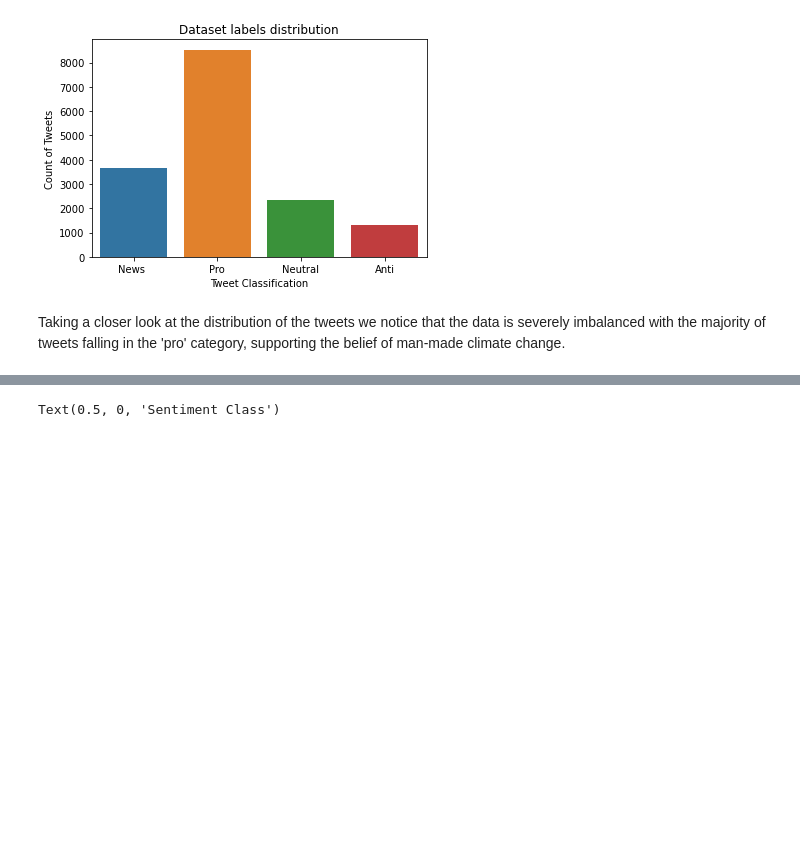
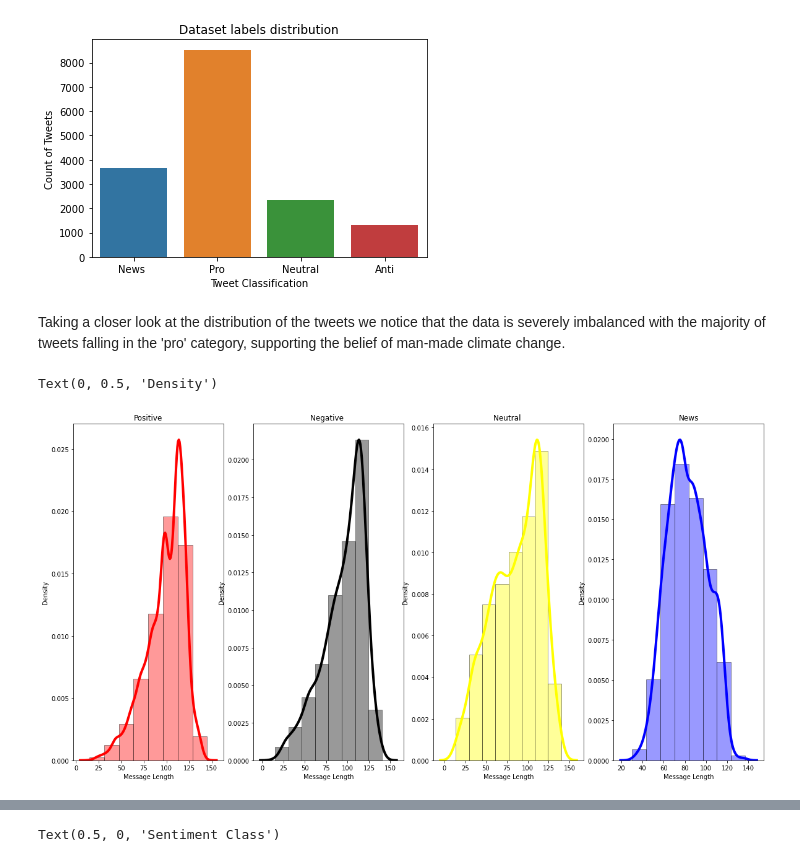
Before and after one commit to kgatholapuka/Climate_Change_Predict, a Jupyter notebook: kgathola_climate_change/climate change .ipynb, the cells around one changed output, grey strips where cells are left out. Saved outputs shown, nothing was run; the diff lists cells and outputs as text; code cells hidden in the pictures; blank space fills up the shorter version.

```diff
--- a/kgathola_climate_change/climate change .ipynb
+++ b/kgathola_climate_change/climate change .ipynb
@@ -187,3 +187,49 @@ plt.show() ##Display the dataset
 [figure]
 # %% [markdown]
 Taking a closer look at the distribution of the tweets we notice that the data is severely imbalanced with the majority of tweets falling in the 'pro' category, supporting the belief of man-made climate change.
+# %%
+# distribution plots for sentiment
+fig,(ax1,ax2,ax3,ax4) = plt.subplots(1,4,figsize=(20,10))
+
+# positive
+sns.distplot(train[train['sentiment']==1]['message'].str.len(), hist=True, kde=True,
+             bins=int(200/25), color = 'red',
+             ax = ax1,
+             hist_kws={'edgecolor':'black'},
+             kde_kws={'linewidth': 4}) # set line graph pixels
+ax1.set_title('Positive') # set graph title
+ax1.set_xlabel('Message Length') # label the x-axis
+ax1.set_ylabel('Density') # label the y-axis
+
+# negative
+sns.distplot(train[train['sentiment']==-1]['message'].str.len(), hist=True, kde=True,
+             bins=int(200/25), color = 'black',
+             ax = ax2,
+             hist_kws={'edgecolor':'black'},
+             kde_kws={'linewidth': 4}) # set line graph pixels
+ax2.set_title('Negative ') # set graph title
+ax2.set_xlabel('Message Length') # label the x-axis
+ax2.set_ylabel('Density') # label the y-axis
+
+# neutral
+sns.distplot(train[train['sentiment']==0]['message'].str.len(), hist=True, kde=True,
+             bins=int(200/25), color = 'yellow',
+             ax = ax3,
+             hist_kws={'edgecolor':'black'},
+             kde_kws={'linewidth': 4}) # set line graph pixels
+ax3.set_title('Neutral ') # set graph title
+ax3.set_xlabel('Message Length') # label the x-axis
+ax3.set_ylabel('Density') # label the y-axis
+
+# news
+sns.distplot(train[train['sentiment']==2]['message'].str.len(), hist=True, kde=True,
+             bins=int(200/25), color = 'blue',
+             ax = ax4,
+             hist_kws={'edgecolor':'black'},
+             kde_kws={'linewidth': 4}) # set line graph pixels
+ax4.set_title('News') # set graph title
+ax4.set_xlabel('Message Length') # label the x-axis
+ax4.set_ylabel('Density')  # label the y-axis
+# %% [output]
+Text(0, 0.5, 'Density')
+[figure, added]
```
Also changed, not shown: parts of 1 cell of this notebook.
